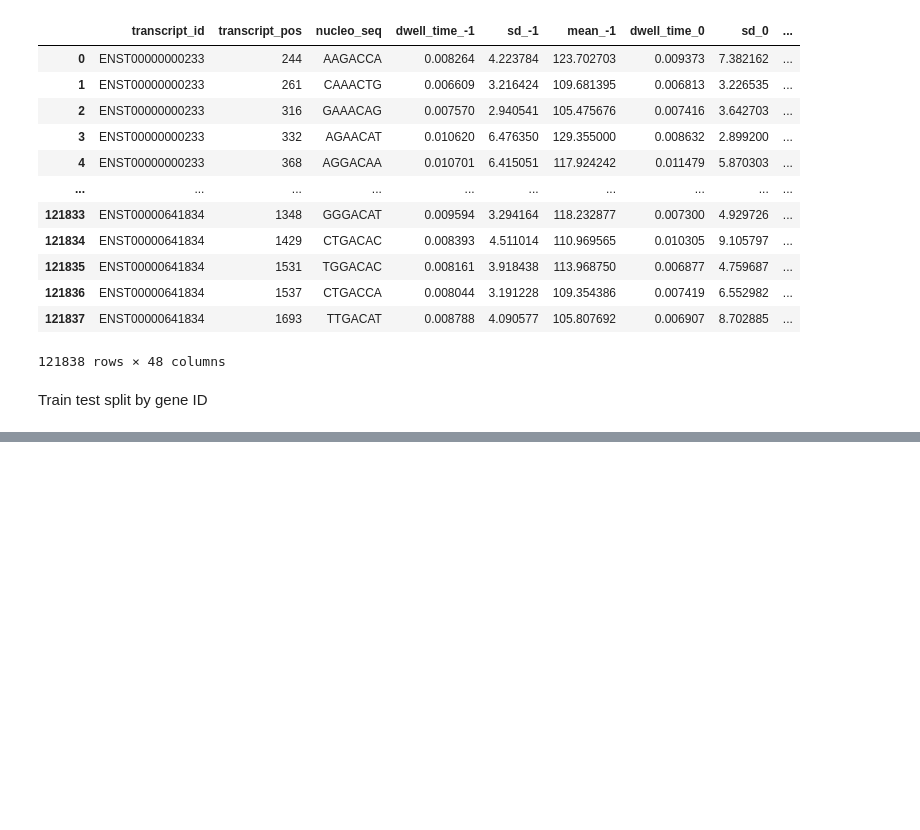
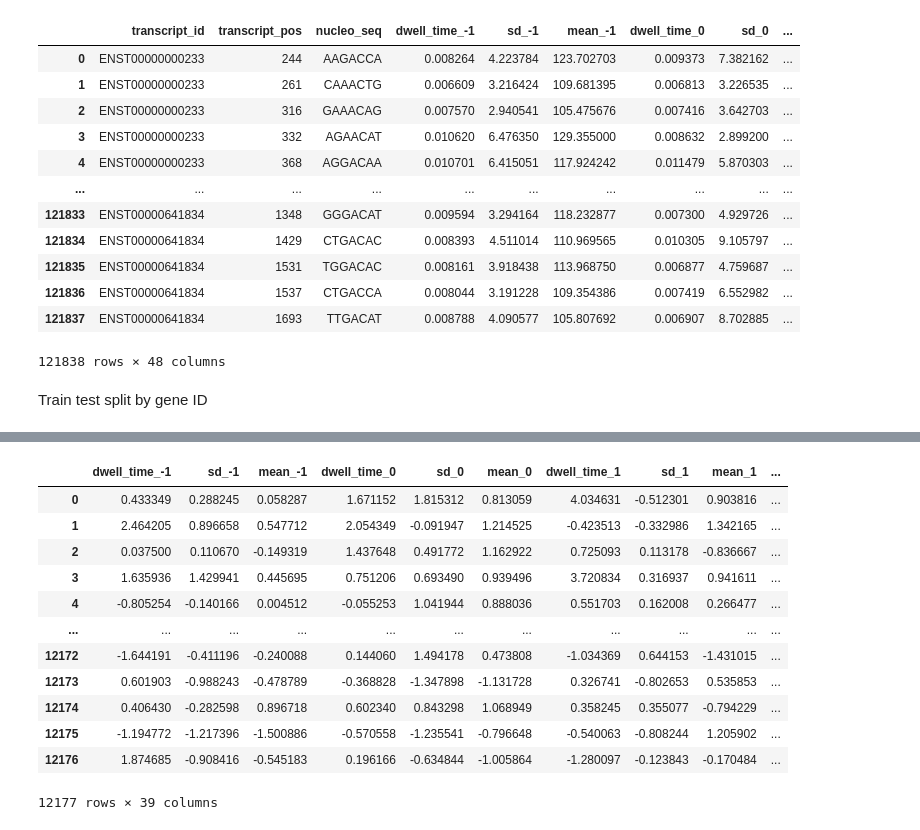
Before and after one commit to shaunpabo/dsa4266-gnome, a Jupyter notebook: intermediate_submission/data_preparation.ipynb, the cells around one changed output, grey strips where cells are left out. Drawn from its saved outputs; the diff is of its cells as text; code cells hidden in the pictures; blank space fills up the shorter version.

```diff
--- a/intermediate_submission/data_preparation.ipynb
+++ b/intermediate_submission/data_preparation.ipynb
@@ -302,0 +360,16 @@ X_val.to_csv("valset.csv")
+# %%
+X_test_scaled
+# %% [output]
+|  | dwell_time_-1 | sd_-1 | mean_-1 | dwell_time_0 | sd_0 | mean_0 | dwell_time_1 | sd_1 | mean_1 | ... |
+| 0 | 0.433349 | 0.288245 | 0.058287 | 1.671152 | 1.815312 | 0.813059 | 4.034631 | -0.512301 | 0.903816 | ... |
+| 1 | 2.464205 | 0.896658 | 0.547712 | 2.054349 | -0.091947 | 1.214525 | -0.423513 | -0.332986 | 1.342165 | ... |
+| 2 | 0.037500 | 0.110670 | -0.149319 | 1.437648 | 0.491772 | 1.162922 | 0.725093 | 0.113178 | -0.836667 | ... |
+| 3 | 1.635936 | 1.429941 | 0.445695 | 0.751206 | 0.693490 | 0.939496 | 3.720834 | 0.316937 | 0.941611 | ... |
+| 4 | -0.805254 | -0.140166 | 0.004512 | -0.055253 | 1.041944 | 0.888036 | 0.551703 | 0.162008 | 0.266477 | ... |
+| ... | ... | ... | ... | ... | ... | ... | ... | ... | ... | ... |
+| 12172 | -1.644191 | -0.411196 | -0.240088 | 0.144060 | 1.494178 | 0.473808 | -1.034369 | 0.644153 | -1.431015 | ... |
+| 12173 | 0.601903 | -0.988243 | -0.478789 | -0.368828 | -1.347898 | -1.131728 | 0.326741 | -0.802653 | 0.535853 | ... |
+| 12174 | 0.406430 | -0.282598 | 0.896718 | 0.602340 | 0.843298 | 1.068949 | 0.358245 | 0.355077 | -0.794229 | ... |
+| 12175 | -1.194772 | -1.217396 | -1.500886 | -0.570558 | -1.235541 | -0.796648 | -0.540063 | -0.808244 | 1.205902 | ... |
+| 12176 | 1.874685 | -0.908416 | -0.545183 | 0.196166 | -0.634844 | -1.005864 | -1.280097 | -0.123843 | -0.170484 | ... |
+12177 rows × 39 columns
```
Also changed, not shown: parts of 12 cells of this notebook, 7 other files.
